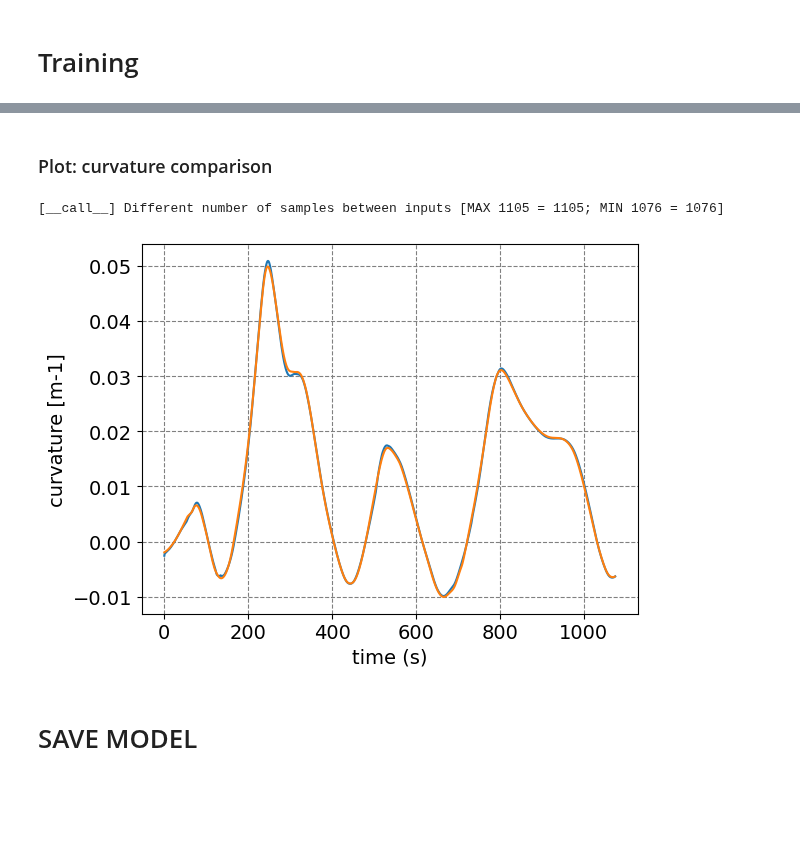
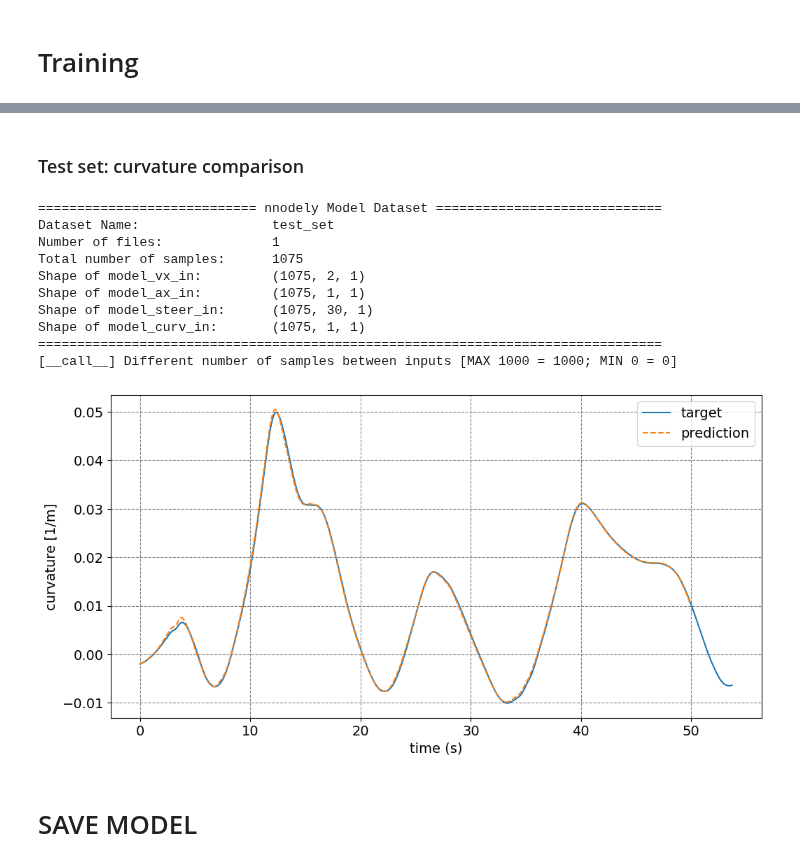
Before and after one commit to tonegas/nnodely, a Jupyter notebook: case-studies/lateral_dynamics/lateral_dynamics_model.ipynb, the cells around one changed output, grey strips where cells are left out. Drawn from its saved outputs; the diff is of its cells as text; code cells hidden in the pictures; blank space fills up the shorter version.

```diff
--- a/case-studies/lateral_dynamics/lateral_dynamics_model.ipynb
+++ b/case-studies/lateral_dynamics/lateral_dynamics_model.ipynb
@@ -36,4 +37,5 @@ plt.rc('grid', linestyle="--", color='grey')
 # %%
+# Configurations
 path_folder = 'trained_models'   # folder to save the model
-lat_dyna_model = nnodely(visualizer=MPLNotebookVisualizer(),seed=1,workspace=path_folder,save_history=False)
+lat_dyna_model = nnodely(visualizer=MPLNotebookVisualizer(),seed=1,workspace=path_folder,log_internal=True)
 # %% [markdown]
@@ -44,7 +56,6 @@ lat_dyna_model = nnodely(visualizer=MPLNotebookVisualizer(),seed=1,workspace=pat
 # ----------------------------------------------------------------
 # Inputs
 # ----------------------------------------------------------------
-curv_in  = Input('model_curv_in')    # [1/m] path curvature
 vx_in    = Input('model_vx_in')      # [m/s] longitudinal velocity
 steer_in = Input('model_steer_in')   # [rad] steering wheel angle
 ax_in    = Input('model_ax_in')      # [m/s^2] lateral acceleration
@@ -81,11 +92,12 @@ fuzzy_ax = Fuzzify(centers=chan_ax, functions='Triangular')(ax_in.last())
 # FIR input functions
 def Input_Function_Gen(idx):
     def fir_out(fir_input):
-        out = Fir(W_init='init_constant', W_init_params={"value": 1}, dropout=0.05, W=f'Fir_{idx[0]}')(fir_input)
+        out = Fir(W_init='init_constant', W_init_params={"value": 1}, W=f'Fir_{idx[0]}')(fir_input)
         return out
 
     return fir_out
 
+# Local Input Model
 local_input_model = LocalModel(pass_indexes=True, input_function=Input_Function_Gen)
 out_input_model = local_input_model((steer_in.sw(samples_past_steer)  * W_constant ), fuzzy_vx)
 
@@ -96,6 +108,7 @@ def Understeer_Function_Gen(idx):
         return understeer_corr(vx_input, A)
     return osus_out
 
+# Local Understeer Correction Model
 local_osus_corr = LocalModel(pass_indexes=True, input_function=Understeer_Function_Gen)
 out_osus = local_osus_corr(vx_in.last(), fuzzy_ax)
 
@@ -188,16 +208,18 @@ Shape of model_curv_in:       (1075, 1, 1)
 # %%
 # Default training parameters definition
-training_pars = {   'num_of_epochs': 50,
+training_pars = {   'num_of_epochs': 150,
                     'val_batch_size': 64,
-                     'train_batch_size': 16,
+                     'train_batch_size': 64,
                      'lr': 1e-3 ,
                     'train_dataset': 'training_set',
                     'validation_dataset': 'validation_set',
                     'optimizer': 'Adam',
                     'shuffle_data': True,
+                    'prediction_samples': -1,           # force to do not evaluate the integral
                     'select_model': select_best_model,
                     'early_stopping': earlystopping.early_stop_patience,
-                    'early_stopping_params': {'patience': 5,'error': 'heading_error'}}
+                    'early_stopping_params': {'patience': 20,'error': 'curv_error'}
+                    }
 # %%
 # First training without samples in the future
 lat_dyna_model.trainModel(training_params=training_pars)
@@ -226,8 +248,7 @@ Selected the model at the epoch 31.
 # Training with intergal error 4s in the future
 lat_dyna_model.trainModel(training_params=training_pars,
                           num_of_epochs=20,
-                          prediction_samples=80,   # 4s in the future
-                          step=10)
+                          prediction_samples=80)
 # %% [output]
 ======================== nnodely Model Train Parameters ========================
 models:                       ['vehicle_model']
@@ -317,28 +299,37 @@ lat_dyna_model.analyzeModel('test_set',prediction_samples=200)
 # %% [markdown]
-### Plot: curvature comparison
+### Test set: curvature comparison
 # %%
-data = pd.read_csv("dataset/test/test_set.csv")
-
-sample_test_set = {
-    'model_steer_in': np.array(data['steer']),
-    'model_vx_in' : np.array(data['vx']),
-    'model_curv_in' : np.array(data['curv']),
-    'model_ax_in' : np.array(data['ax'])
-}
+# Dataset extraction
+lat_dyna_model.loadData('test_set', source='dataset/test',
+                        format=['', 'model_ax_in', '','model_vx_in', 'model_curv_in', 'model_steer_in'], skiplines=1)
+data_in = lat_dyna_model.getSamples('test_set',index=1,window=1000)
 
 # Model inference
-out_nn = lat_dyna_model(sample_test_set, sampled=False, prediction_samples=-1)
+out_nn = lat_dyna_model(data_in, sampled=True)
+
+dataset = pd.read_csv("dataset/test/test_set.csv")
 
 # Plot
-plt.figure()
-plt.plot(out_nn['model_curv'])
-plt.plot(np.array(data['curv'])[30:])
+plt.figure(figsize=(12,6))
+plt.plot(0.05*np.arange(len(np.array(dataset['curv'])[30:])),np.array(dataset['curv'])[30:],label='target')
+plt.plot(0.05*np.arange(len(out_nn['model_curv'])), out_nn['model_curv'],'--',label='prediction')
 plt.xlabel('time (s)')
-plt.ylabel('curvature [m-1]')
+plt.ylabel('curvature [1/m]')
 plt.grid(True)
+plt.legend()
+plt.show()
 # %% [output]
-[__call__] Different number of samples between inputs [MAX 1105 = 1105; MIN 1076 = 1076]
+============================ nnodely Model Dataset =============================
+Dataset Name:                 test_set
+Number of files:              1
+Total number of samples:      1075
+Shape of model_vx_in:         (1075, 2, 1)
+Shape of model_ax_in:         (1075, 1, 1)
+Shape of model_steer_in:      (1075, 30, 1)
+Shape of model_curv_in:       (1075, 1, 1)
+================================================================================
+[__call__] Different number of samples between inputs [MAX 1000 = 1000; MIN 0 = 0]
-[figure, old version]
+[figure, new version]
 # %% [markdown]
 # SAVE MODEL
 # %%
```
Also changed, not shown: parts of 22 cells of this notebook, 1 other file.
